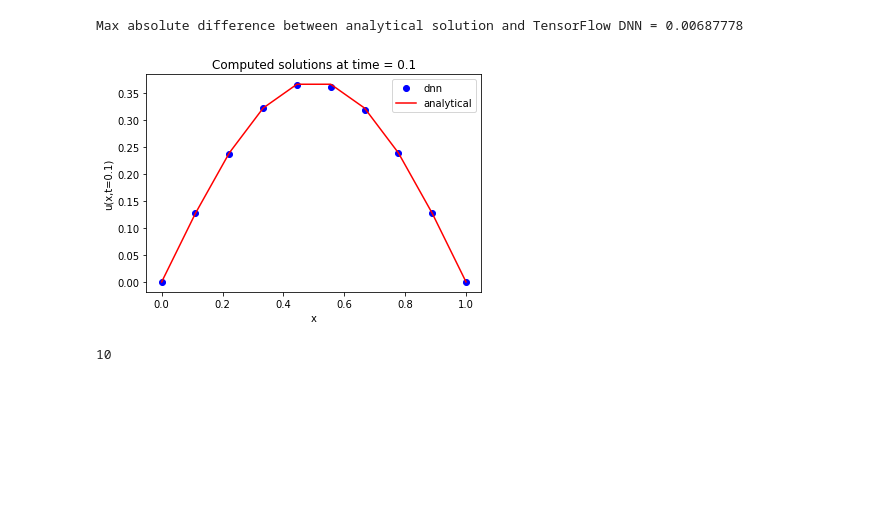
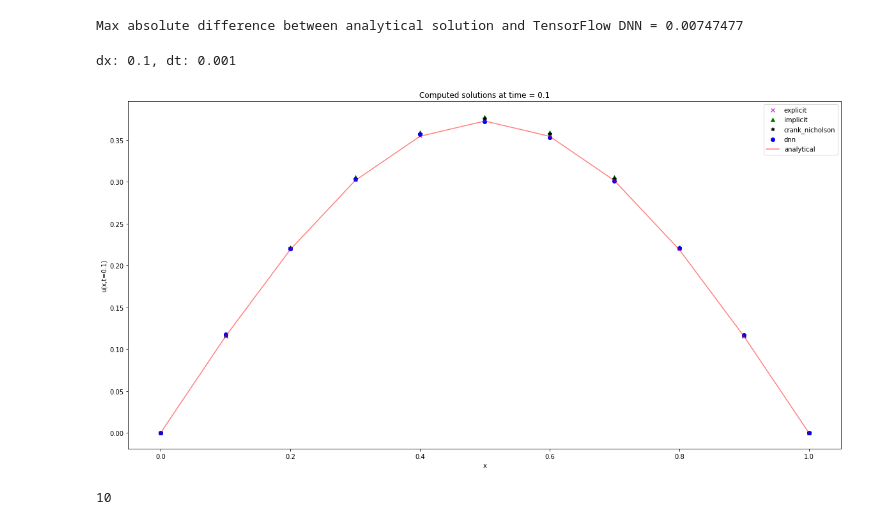
Before and after one commit to KariEriksen/FYS-STK4155, a Jupyter notebook: project3/src/DiffusionEquation.ipynb, the cells around one changed output. Drawn from its saved outputs; the diff is of its cells as text; code cells hidden in the pictures; blank space fills up the shorter version.

```diff
--- a/project3/src/DiffusionEquation.ipynb
+++ b/project3/src/DiffusionEquation.ipynb
@@ -12,9 +12,9 @@ tf.reset_default_graph()
 # Set a seed to ensure getting the same results from every run
 tf.set_random_seed(4155)
 
-Nx = 10
+Nx = 11
 x_np = np.linspace(0,1,Nx)
-Nt = 10
+Nt = 101
 t_np = np.linspace(0,0.1,Nt)
 
 X,T = np.meshgrid(x_np, t_np)
@@ -73,35 +73,89 @@ print('Max absolute difference between analytical solution and TensorFlow DNN =
 G_analytic = g_analytic.reshape((Nt,Nx))
 G_dnn = g_dnn.reshape((Nt,Nx))
 diff = np.abs(G_analytic - G_dnn)
+
+#Max absolute difference between analytical solution and TensorFlow DNN = 0.00747477 (Nt=101)
 # %% [output]
-Max absolute difference between analytical solution and TensorFlow DNN = 0.00687778
+Max absolute difference between analytical solution and TensorFlow DNN = 0.00747477
+# %%
+import scipy.linalg as scl
+import scipy.sparse as sparse
+import scipy.sparse.linalg as sparse_linalg
+
+#Finite difference schemes
+Ngrid = Nx-1 #Only inner grid points
+dx = x_np[1]-x_np[0]
+dt = t_np[1]-t_np[0]
+alpha = 1
+print("dx: %g, dt: %g" % (dx,dt))
+
+beta  = alpha**2*(dt/dx**2)
+gamma = 1+2*beta
+if(beta > 0.5):
+    print("beta: %g" % beta)
+    print("Explicit scheme unstable: must have beta < 0.5 for stability")
+
+Tfinal = 0.1
+Nsteps = int(Tfinal/dt)
+
+u_explicit  = np.sin(np.pi*x_np) #Initial condition
+u_implicit  = np.sin(np.pi*x_np) #Initial condition
+u_crank_nich = np.sin(np.pi*x_np) #Initial condition
+
+A_diag =  np.ones(Ngrid-1)*gamma
+A_off  = -beta*np.ones(Ngrid-1)
+A = sparse.diags([A_diag, A_off, A_off], offsets=[0, -1, 1]).tocsr()
+
+gamma1_cn = 1+beta
+gamma2_cn = 1-beta
+
+A_cn_diag = np.ones(Ngrid-1)*gamma1_cn
+A_cn_off = -np.ones(Ngrid-1)*0.5*beta
+B_cn_diag = np.ones(Ngrid-1)*gamma2_cn
+B_cn_off = np.ones(Ngrid-1)*0.5*beta
+
+A_cn = sparse.diags([A_cn_diag, A_cn_off, A_cn_off], offsets=[0, -1, 1]).tocsr()
+B_cn = sparse.diags([B_cn_diag, B_cn_off, B_cn_off], offsets=[0, -1, 1]).tocsr()
+
+#plt.plot(x,u_explicit,'-g',label=r'$u_e(x,0)$') #plot initial state
+for t in range(1,Nsteps+1):
+    u_explicit[1:Ngrid] = u_explicit[1:Ngrid] + beta*(u_explicit[2:]-2*u_explicit[1:Ngrid]+u_explicit[0:Ngrid-1]) #Explicit Euler
+    u_implicit[1:Ngrid] = sparse_linalg.spsolve(A,u_implicit[1:Ngrid])
+    u_crank_nich[1:Ngrid] = sparse_linalg.spsolve(A_cn,B_cn.dot(u_crank_nich[1:Ngrid]))
+# %% [output]
+dx: 0.1, dt: 0.001
 # %%
 # Plot the slices
 indx1 = 0
 indx2 = int(Nt/2)
 indx3 = Nt-1
 t1 = t_np[indx1]
 t2 = t_np[indx2]
 t3 = t_np[indx3]
 
 # Slice the results from the DNN
 res1 = G_dnn[indx1,:]
 res2 = G_dnn[indx2,:]
 res3 = G_dnn[indx3,:]
 # Slice the analytical results
 res_analytical1 = G_analytic[indx1,:]
 res_analytical2 = G_analytic[indx2,:]
 res_analytical3 = G_analytic[indx3,:]
 
+plt.figure(figsize=(20,10))
 plt.title("Computed solutions at time = %g"%t3)
-plt.plot(x_np, res3,'ob')
-plt.plot(x_np,res_analytical3,'-r')
-plt.legend(['dnn','analytical'])
+plt.plot(x_np,u_explicit,'xm',label='explicit')
+plt.plot(x_np,u_implicit,'^g',label='implicit')
+plt.plot(x_np,u_crank_nich,'*k',label='crank_nicholson')
+plt.plot(x_np, res3,'ob',label='dnn')
+plt.plot(x_np,res_analytical3,'-r',alpha=0.5,label='analytical')
+plt.legend()
 plt.xlabel('x')
 plt.ylabel('u(x,t=0.1)')
+plt.savefig('finiteDiff_dnn_analytic_Nt=%d.png' % (Nt-1))
 plt.show()
 # %% [output]
-[figure, old version]
+[figure, new version]
 # %%
 # %% [output]
 10
```
